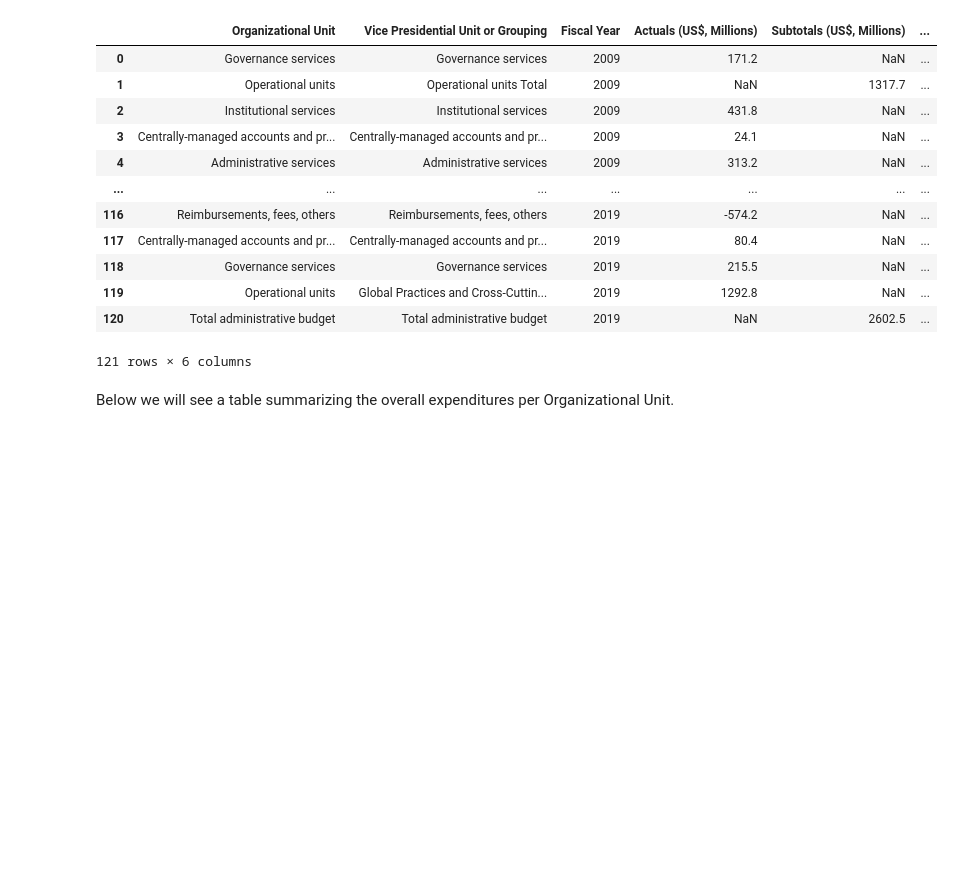
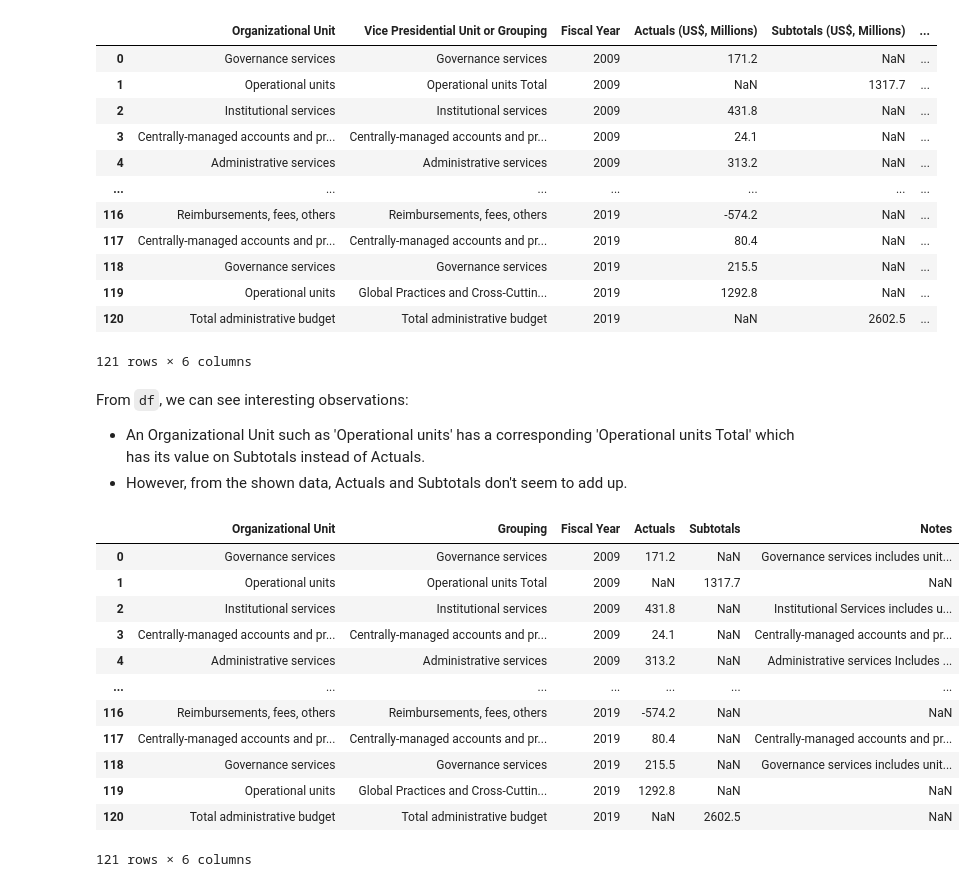
Before and after one commit to marvintensuan/world_bank_expenditures, a Jupyter notebook: World Bank Expenditures (pandas exercise).ipynb, the cells around one changed output. Cells and saved outputs as stored; diff of their text form; code cells hidden in the pictures; blank space fills up the shorter version.

```diff
--- a/World Bank Expenditures (pandas exercise).ipynb
+++ b/World Bank Expenditures (pandas exercise).ipynb
@@ -19,5 +19,8 @@ df
 | 119 | Operational units | Global Practices and Cross-Cuttin... | 2019 | 1292.8 | NaN | ... |
 | 120 | Total administrative budget | Total administrative budget | 2019 | NaN | 2602.5 | ... |
 121 rows × 6 columns
-# %% [markdown]
-Below we will see a table summarizing the overall expenditures per Organizational Unit.
+# %% [markdown]
+From `df`, we can see interesting observations:
+
+- An Organizational Unit such as 'Operational units' has a corresponding 'Operational units Total' which has its value on Subtotals instead of Actuals.
+- However, from the shown data, Actuals and Subtotals don't seem to add up.
@@ -24 +30,17 @@ Below we will see a table summarizing the overall expenditures per Organizationa
+# %%
+df
+# %% [output]
+|  | Organizational Unit | Grouping | Fiscal Year | Actuals | Subtotals | Notes |
+| 0 | Governance services | Governance services | 2009 | 171.2 | NaN | Governance services includes unit... |
+| 1 | Operational units | Operational units Total | 2009 | NaN | 1317.7 | NaN |
+| 2 | Institutional services | Institutional services | 2009 | 431.8 | NaN | Institutional Services includes u... |
+| 3 | Centrally-managed accounts and pr... | Centrally-managed accounts and pr... | 2009 | 24.1 | NaN | Centrally-managed accounts and pr... |
+| 4 | Administrative services | Administrative services | 2009 | 313.2 | NaN | Administrative services Includes ... |
+| ... | ... | ... | ... | ... | ... | ... |
+| 116 | Reimbursements, fees, others | Reimbursements, fees, others | 2019 | -574.2 | NaN | NaN |
+| 117 | Centrally-managed accounts and pr... | Centrally-managed accounts and pr... | 2019 | 80.4 | NaN | Centrally-managed accounts and pr... |
+| 118 | Governance services | Governance services | 2019 | 215.5 | NaN | Governance services includes unit... |
+| 119 | Operational units | Global Practices and Cross-Cuttin... | 2019 | 1292.8 | NaN | NaN |
+| 120 | Total administrative budget | Total administrative budget | 2019 | NaN | 2602.5 | NaN |
+121 rows × 6 columns
 # %%
```
Also changed, not shown: parts of 12 cells of this notebook.
